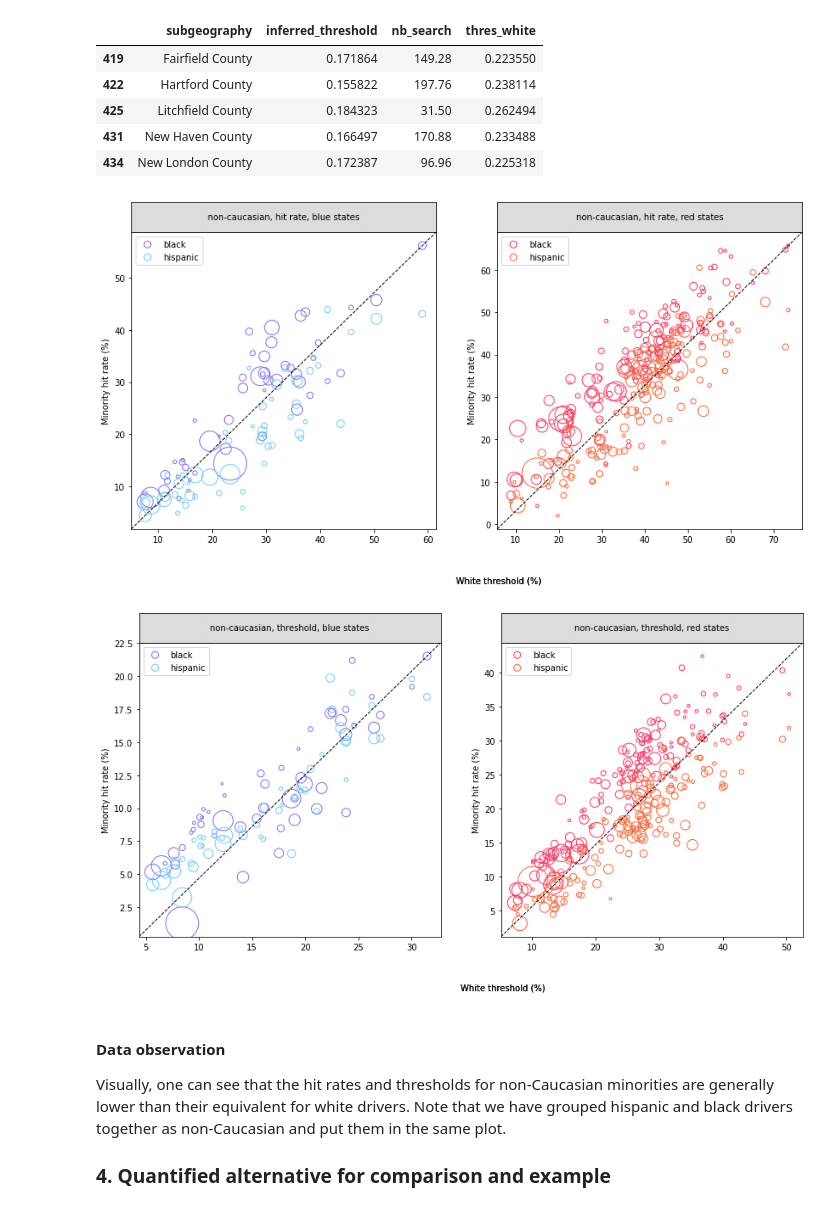
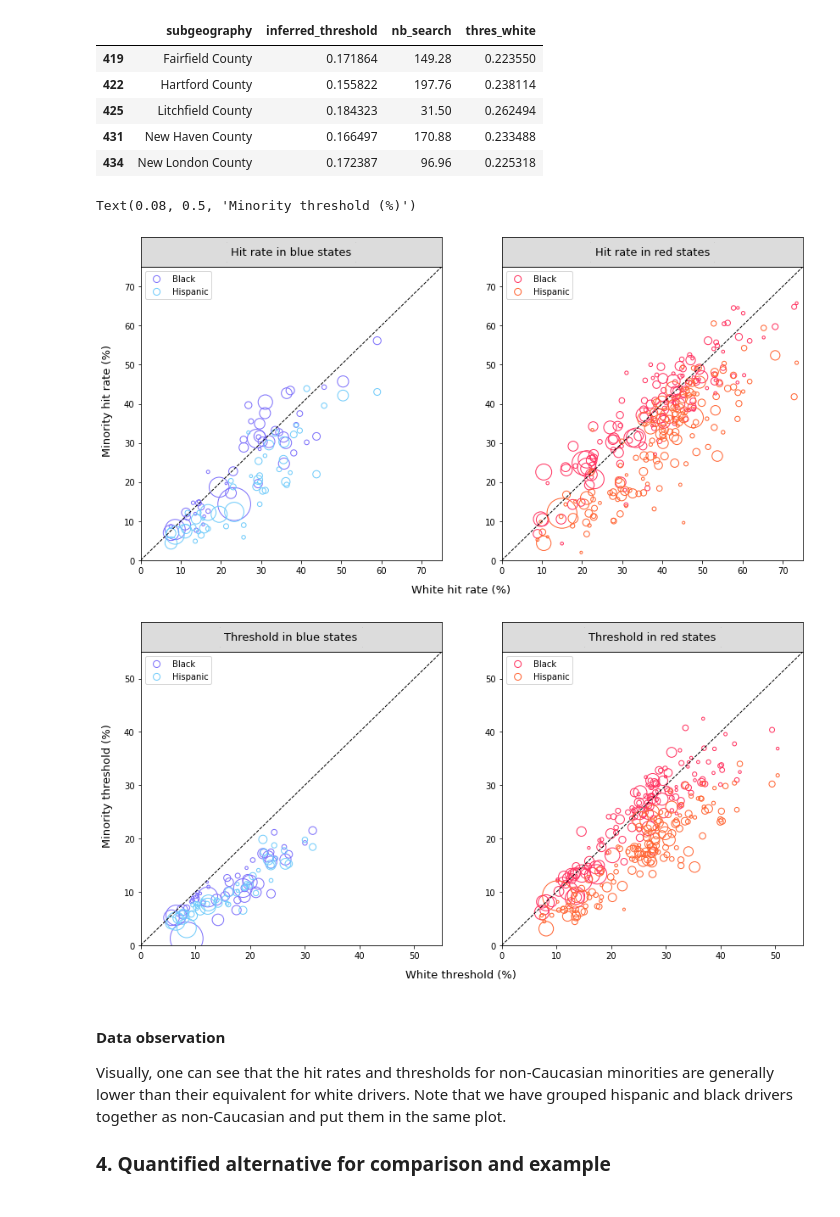
Before and after one commit to epfl-ada/ada-2020-project-milestone-p3-p3_halouma, a Jupyter notebook: extension.ipynb, the cells around one changed output. Saved outputs shown, nothing was run; the diff lists cells and outputs as text; code cells hidden in the pictures.

```diff
--- a/extension.ipynb
+++ b/extension.ipynb
@@ -255,7 +258,7 @@ thres_nc_blue.head()
 #This function plots the hit rate or threshold rate of white people vs black or hispanic people. It takes as input
 #the axis for the figure, the color of the state, which rate is being represented, the title of the graphe, and the
 #specific dataframes necessary for the graph.
-def plot_rates(ax,color,rate,title,df_white,df_black,df_hisp):
+def plot_rates(ax,color,rate,title,df_white,df_black,df_hisp,lim):
     if color == 'blue':
         eg1 = '#7C6FFB'
         eg2 = '#6FCBFB'
@@ -266,11 +269,14 @@ def plot_rates(ax,color,rate,title,df_white,df_black,df_hisp):
 
     s1 = df_black['nb_search'].values
     s2 = df_hisp['nb_search'].values
-    ax.scatter(df_white[rate]*100, df_black[rate]*100,  s = s1, facecolors='none', edgecolors=eg1, label = 'black')
-    ax.scatter(df_white[rate]*100, df_hisp[rate]*100,  s = s2, facecolors='none', edgecolors=eg2, label = 'hispanic')
+    ax.scatter(df_white[rate]*100, df_black[rate]*100,  s = s1, facecolors='none', edgecolors=eg1, label = 'Black')
+    ax.scatter(df_white[rate]*100, df_hisp[rate]*100,  s = s2, facecolors='none', edgecolors=eg2, label = 'Hispanic')
+
+    ax.set_xlim(lim)
+    ax.set_ylim(lim)
+
     ax.plot([0,1],[0,1], linestyle = '--', linewidth = 1, color='black',transform=ax.transAxes)
 
-    ax.set(xlabel=None, ylabel='Minority hit rate (%)')
     lgnd = ax.legend()
 
     div = make_axes_locatable(ax)
@@ -278,25 +284,28 @@ def plot_rates(ax,color,rate,title,df_white,df_black,df_hisp):
     ax.get_xaxis().set_visible(False)
     ax.get_yaxis().set_visible(False)
     ax.set_facecolor('gainsboro')
-    at = AnchoredText(title, loc=10, prop=dict(backgroundcolor='gainsboro', size=10, color='black'))
+    at = AnchoredText(title, loc=10, prop=dict(backgroundcolor='gainsboro', size=13, color='black'))
     ax.add_artist(at)
-
-    fig.text(0.5,0, 'White threshold (%)')
 
     lgnd.legendHandles[0].set_sizes([65])
     lgnd.legendHandles[1].set_sizes([65])
 # %%
 #We now use the function above to plot the data
 fig, ax = plt.subplots(1,2,figsize=(14,7))
-plot_rates(ax[0],'blue','hit_rate',"non-caucasian, hit rate, blue states",white_blue,black_blue,hisp_blue)
-plot_rates(ax[1],'red','hit_rate',"non-caucasian, hit rate, red states",white_red,black_red,hisp_red)
+plot_rates(ax[0],'blue','hit_rate',"Hit rate in blue states",white_blue,black_blue,hisp_blue,[0,75])
+plot_rates(ax[1],'red','hit_rate',"Hit rate in red states",white_red,black_red,hisp_red,[0,75])
+fig.text(0.5, 0.05, 'White hit rate (%)', ha='center', fontsize = 13)
+fig.text(0.08, 0.5, 'Minority hit rate (%)', va='center', rotation='vertical', fontsize = 13)
 
 fig, ax = plt.subplots(1,2,figsize=(14,7))
-plot_rates(ax[0],'blue','inferred_threshold',"non-caucasian, threshold, blue states",white_blue,black_blue,hisp_blue)
-plot_rates(ax[1],'red','inferred_threshold',"non-caucasian, threshold, red states",white_red,black_red,hisp_red)
+plot_rates(ax[0],'blue','inferred_threshold',"Threshold in blue states",white_blue,black_blue,hisp_blue,[0,55])
+plot_rates(ax[1],'red','inferred_threshold',"Threshold in red states",white_red,black_red,hisp_red,[0,55])
+fig.text(0.5, 0.05, 'White threshold (%)', ha='center', fontsize = 13)
+fig.text(0.08, 0.5, 'Minority threshold (%)', va='center', rotation='vertical', fontsize = 13)
 # %% [output]
+Text(0.08, 0.5, 'Minority threshold (%)')
-[figure, old version]
+[figure, new version]
-[figure, old version]
+[figure, new version]
 # %% [markdown]
 #### Data observation
 Visually, one can see that the hit rates and thresholds for non-Caucasian minorities are generally lower than their equivalent for white drivers. Note that we have grouped hispanic and black drivers together as non-Caucasian and put them in the same plot.
```
Also changed, not shown: parts of 8 cells of this notebook.
